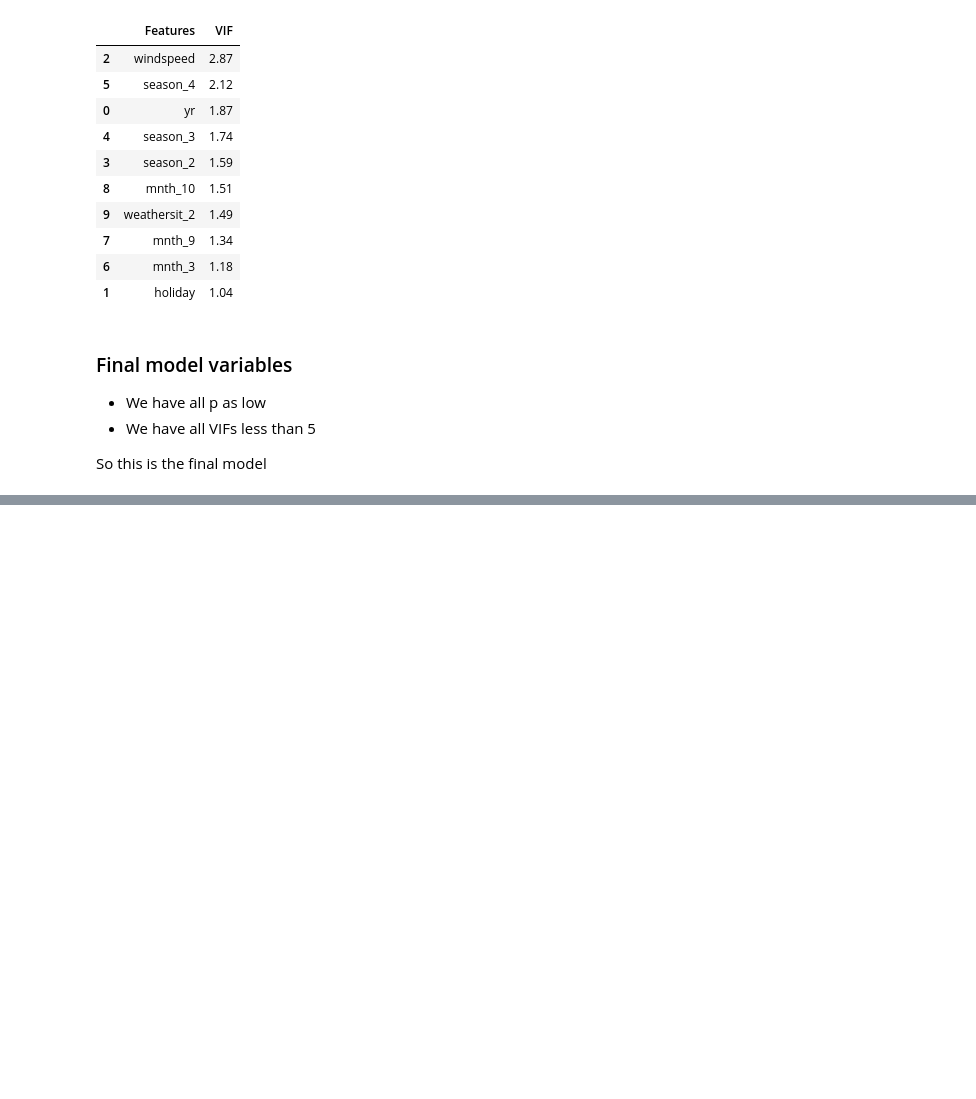
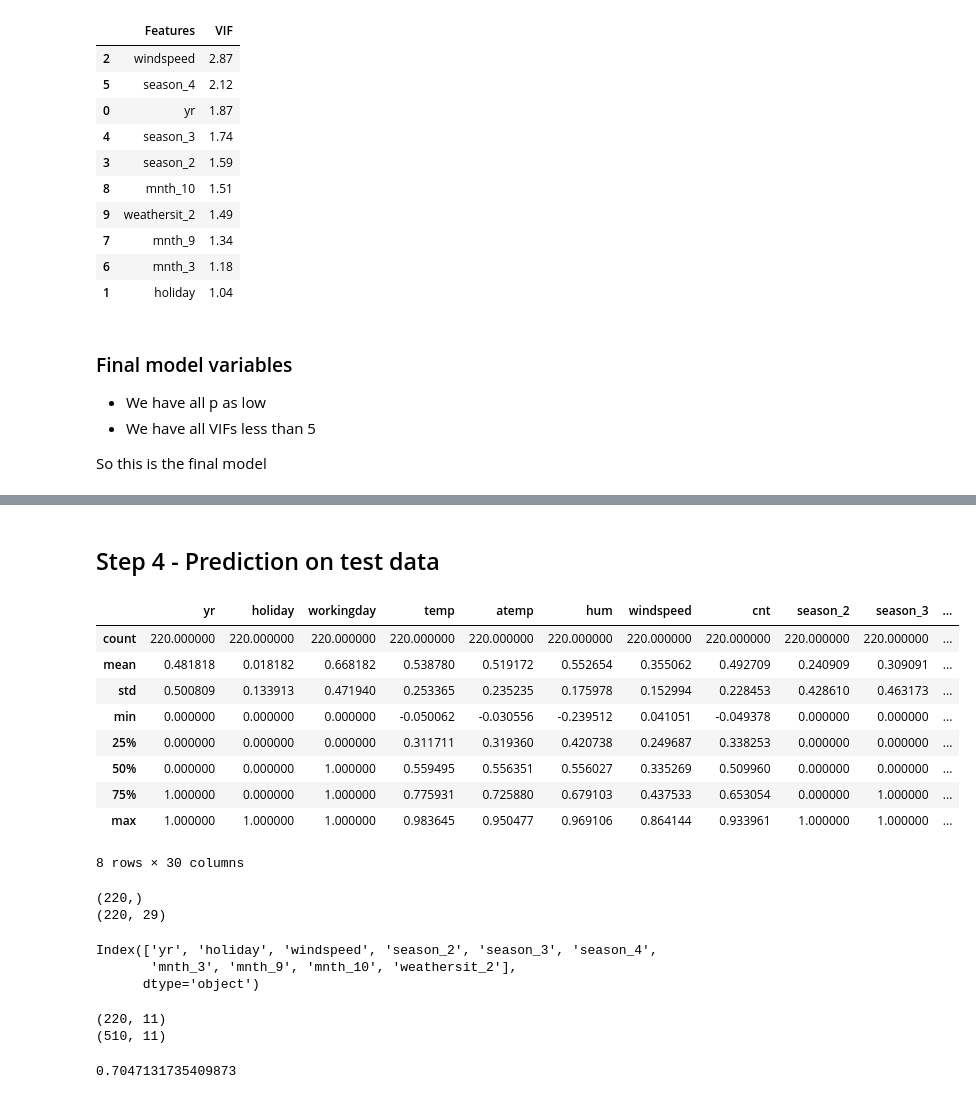
Before and after one commit to tsrnihar/Bike-Hire-Assignment, a Jupyter notebook: Assignment - Bike sharing.ipynb, the cells around one changed output, grey strips where cells are left out. Drawn from its saved outputs; the diff is of its cells as text; code cells hidden in the pictures; blank space fills up the shorter version.

```diff
--- a/Assignment - Bike sharing.ipynb
+++ b/Assignment - Bike sharing.ipynb
@@ -1780,0 +1789,46 @@ So this is the final model
+# %% [markdown]
+## Step 4 - Prediction on test data
+# %%
+# Need to transform the X data. Note that min and max of train should be used to normalize the data on the test set.
+
+#create a list of numeric vars
+num_vars = ['temp', 'atemp','hum', 'windspeed','cnt']
+
+df_test[num_vars] =  scaler.transform(df_test[num_vars])
+
+df_test.describe()
+# %% [output]
+|  | yr | holiday | workingday | temp | atemp | hum | windspeed | cnt | season_2 | season_3 | ... |
+| count | 220.000000 | 220.000000 | 220.000000 | 220.000000 | 220.000000 | 220.000000 | 220.000000 | 220.000000 | 220.000000 | 220.000000 | ... |
+| mean | 0.481818 | 0.018182 | 0.668182 | 0.538780 | 0.519172 | 0.552654 | 0.355062 | 0.492709 | 0.240909 | 0.309091 | ... |
+| std | 0.500809 | 0.133913 | 0.471940 | 0.253365 | 0.235235 | 0.175978 | 0.152994 | 0.228453 | 0.428610 | 0.463173 | ... |
+| min | 0.000000 | 0.000000 | 0.000000 | -0.050062 | -0.030556 | -0.239512 | 0.041051 | -0.049378 | 0.000000 | 0.000000 | ... |
+| 25% | 0.000000 | 0.000000 | 0.000000 | 0.311711 | 0.319360 | 0.420738 | 0.249687 | 0.338253 | 0.000000 | 0.000000 | ... |
+| 50% | 0.000000 | 0.000000 | 1.000000 | 0.559495 | 0.556351 | 0.556027 | 0.335269 | 0.509960 | 0.000000 | 0.000000 | ... |
+| 75% | 1.000000 | 0.000000 | 1.000000 | 0.775931 | 0.725880 | 0.679103 | 0.437533 | 0.653054 | 0.000000 | 1.000000 | ... |
+| max | 1.000000 | 1.000000 | 1.000000 | 0.983645 | 0.950477 | 0.969106 | 0.864144 | 0.933961 | 1.000000 | 1.000000 | ... |
+8 rows × 30 columns
+# %%
+y_test = df_test['cnt']
+X_test = df_test.drop(['cnt'],axis = 1)
+
+print(y_test.shape)
+print(X_test.shape)
+# %% [output]
+(220,)
+(220, 29)
+# %%
+X_train.columns
+# %% [output]
+Index(['yr', 'holiday', 'windspeed', 'season_2', 'season_3', 'season_4',
+       'mnth_3', 'mnth_9', 'mnth_10', 'weathersit_2'],
+      dtype='object')
+# %%
+X_test = X_test[X_train.columns]
+X_test_sm = sm.add_constant(X_test)
+
+print(X_test_sm.shape)
+print(X_train_sm.shape)
+# %% [output]
+(220, 11)
+(510, 11)
@@ -1780,0 +1837,4 @@ So this is the final model
+# %%
+r2_score(y_test,y_test_pred)
+# %% [output]
+0.7047131735409873
```
Also changed, not shown: parts of 3 cells of this notebook.
